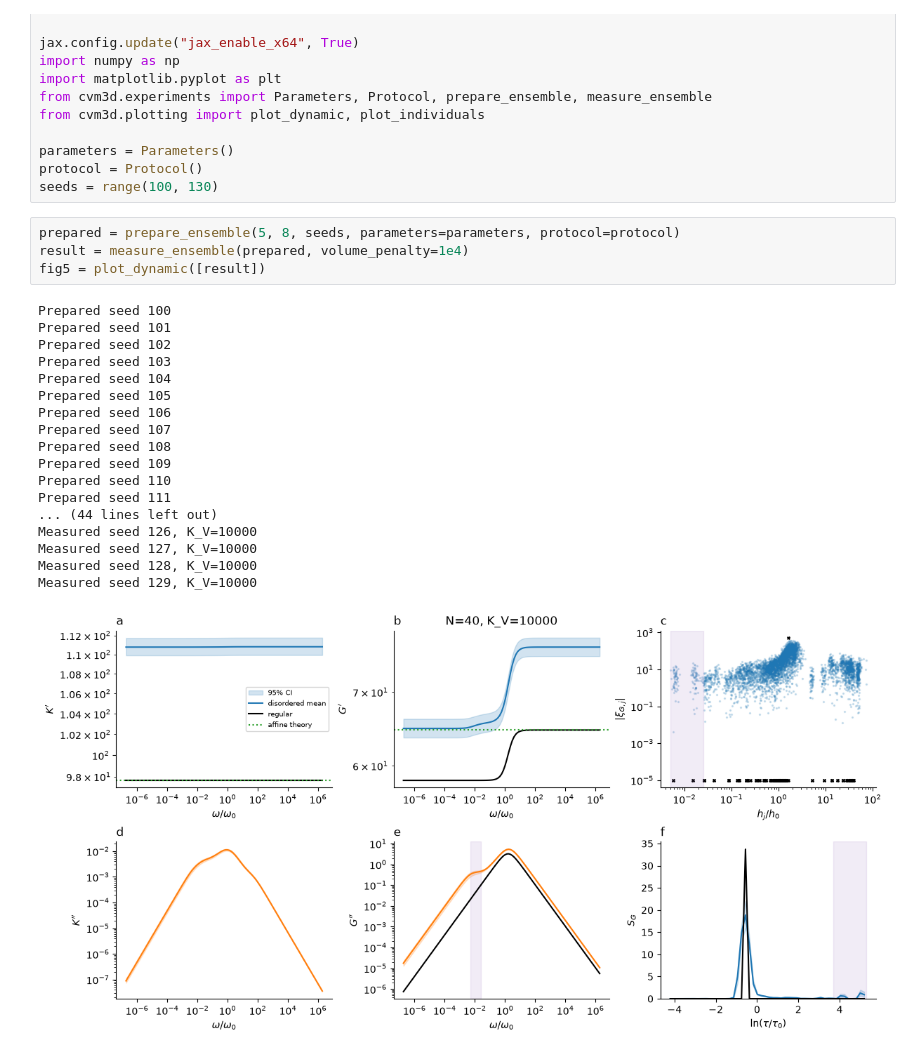
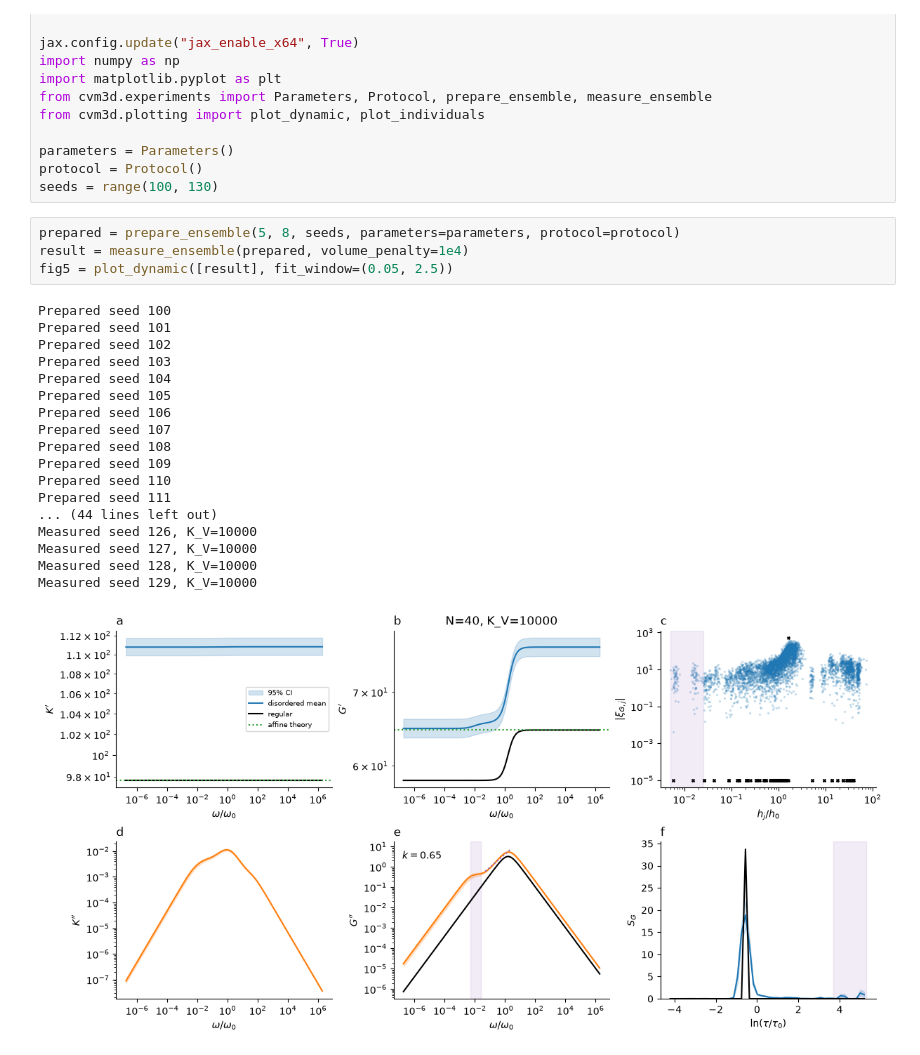
Before and after one commit to KodaiTerada/mechanics-3D-CVM, a Jupyter notebook: notebooks/fig5.ipynb, the cells around one changed output. Drawn from its saved outputs; the diff is of its cells as text.

```diff
--- a/notebooks/fig5.ipynb
+++ b/notebooks/fig5.ipynb
@@ -50,23 +50,23 @@ seeds = range(100, 130)
 # %%
 prepared = prepare_ensemble(5, 8, seeds, parameters=parameters, protocol=protocol)
 result = measure_ensemble(prepared, volume_penalty=1e4)
-fig5 = plot_dynamic([result])
+fig5 = plot_dynamic([result], fit_window=(0.05, 2.5))
 # %% [output]
 Prepared seed 100
 Prepared seed 101
 Prepared seed 102
 Prepared seed 103
 Prepared seed 104
 Prepared seed 105
 Prepared seed 106
 Prepared seed 107
 Prepared seed 108
 Prepared seed 109
 Prepared seed 110
 Prepared seed 111
 ... (44 lines left out)
 Measured seed 126, K_V=10000
 Measured seed 127, K_V=10000
 Measured seed 128, K_V=10000
 Measured seed 129, K_V=10000
-[figure, old version]
+[figure, new version]
```
Also changed, not shown: parts of 2 cells of this notebook.
